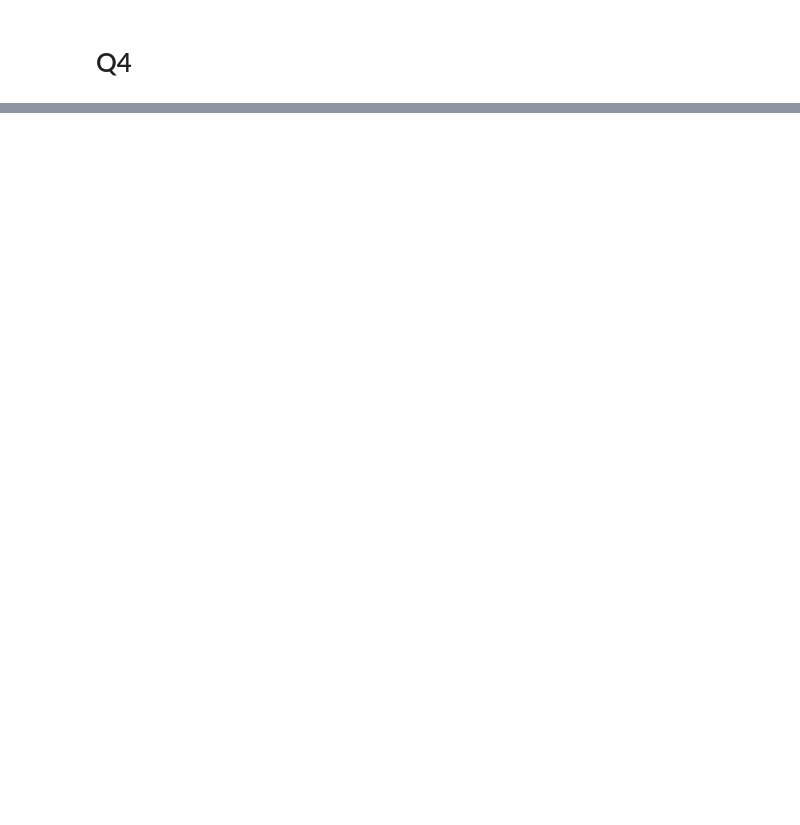
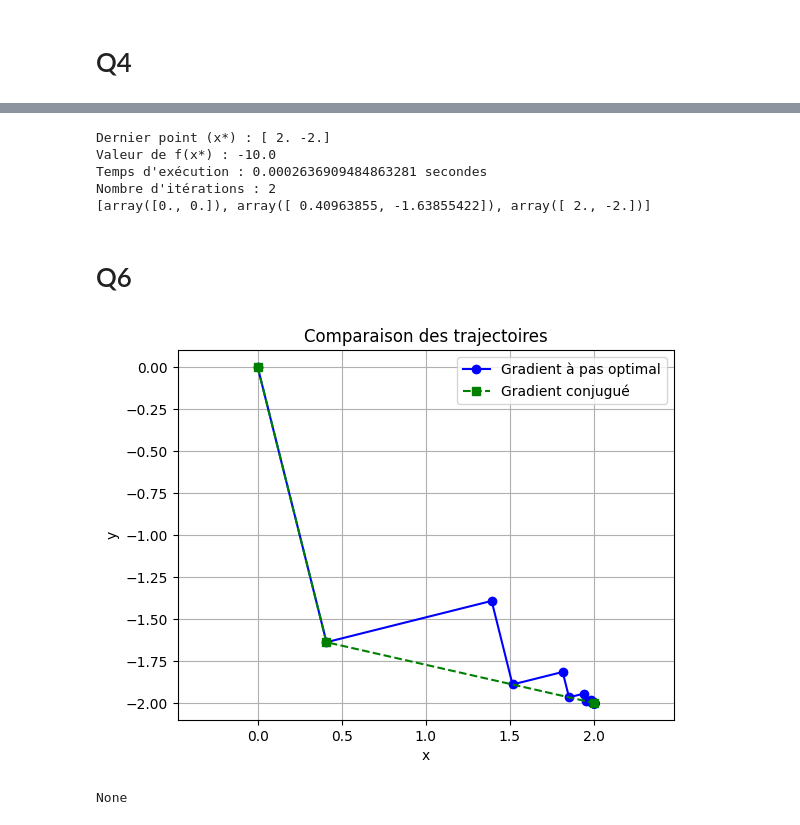
Before and after one commit to julestek/Python, a Jupyter notebook: opti_non_lin/opti.ipynb, the cells around one changed output, grey strips where cells are left out. Saved outputs shown, nothing was run; the diff lists cells and outputs as text; code cells hidden in the pictures; blank space fills up the shorter version.

```diff
--- a/opti_non_lin/opti.ipynb
+++ b/opti_non_lin/opti.ipynb
@@ -88,9 +88,2 @@ tracer2(func)
 # %% [markdown]
 # Q4
-# %%
-def descente_gradient_pas_optimal_quadratique(A, b, initial_x, eps=1e-15, maximum_iterations = 100):
-    x = initial_x
-    g = np.dot(A, x) - b
-    d = -g
-    while (lg.norm((np.dot(A, x)-b),2)>=eps):
-        t =
@@ -96,0 +138,72 @@ def descente_gradient_pas_optimal_quadratique(A, b, initial_x, eps=1e-15, maximu
+# %%
+import time
+
+
+def gradient_conjugue_quadratique(A, b, initial_x, eps=1e-15):
+    time1 = time.time()
+    x = initial_x
+    g = A @ x - b
+    d = -g
+    l = [x.copy()]
+    while (np.linalg.norm((np.dot(A, x)-b),2)>=eps):
+        t = -(g.T @ d) / (d.T @ A @ d)
+        x = x + t * d
+        g = A @ x - b
+        beta = (g.T @ A @ d)/(d.T @ A @ d)
+        d = -g + beta * d
+        l.append(x.copy())
+
+    time2 = time.time()
+    temps_tot = time2 - time1
+    return x, quadratic(A, b, x, order=0), temps_tot, l
+
+# Matrice A définie positive
+A = np.array([[3, 2],
+              [2, 6]])
+
+# Vecteur b
+b = np.array([2, -8])
+
+# Point initial
+initial_x = np.array([0.0, 0.0])
+
+# Appel de la fonction
+x_opt_con, f_x_opt_con, temps_con, points_con = gradient_conjugue_quadratique(A, b, initial_x)
+
+# Résultats
+
+print("Dernier point (x*) :", x_opt_con)
+print("Valeur de f(x*) :", f_x_opt_con)
+print("Temps d'exécution :", temps_con, "secondes")
+print("Nombre d'itérations :", len(points_con) - 1)
+print(points_con)
+# %% [output]
+Dernier point (x*) : [ 2. -2.]
+Valeur de f(x*) : -10.0
+Temps d'exécution : 0.0002636909484863281 secondes
+Nombre d'itérations : 2
+[array([0., 0.]), array([ 0.40963855, -1.63855422]), array([ 2., -2.])]
+# %% [markdown]
+# Q6
+# %%
+
+def comparaison(gd_xs, cg_xs):
+
+
+    plt.plot([i[0] for i in gd_xs], [j[1] for j in gd_xs], 'o-', label='Gradient à pas optimal', color='blue')
+
+    plt.plot([i[0] for i in cg_xs], [j[1] for j in cg_xs], 's--', label='Gradient conjugué', color='green')
+
+    plt.title("Comparaison des trajectoires")
+    plt.xlabel("x")
+    plt.ylabel("y")
+    plt.legend()
+    plt.grid(True)
+    plt.axis('equal')
+    plt.show()
+
+
+print(comparaison(points_pas, points_con))
+# %% [output]
+[figure, added]
+None
```
Also changed, not shown: parts of 3 cells of this notebook.
